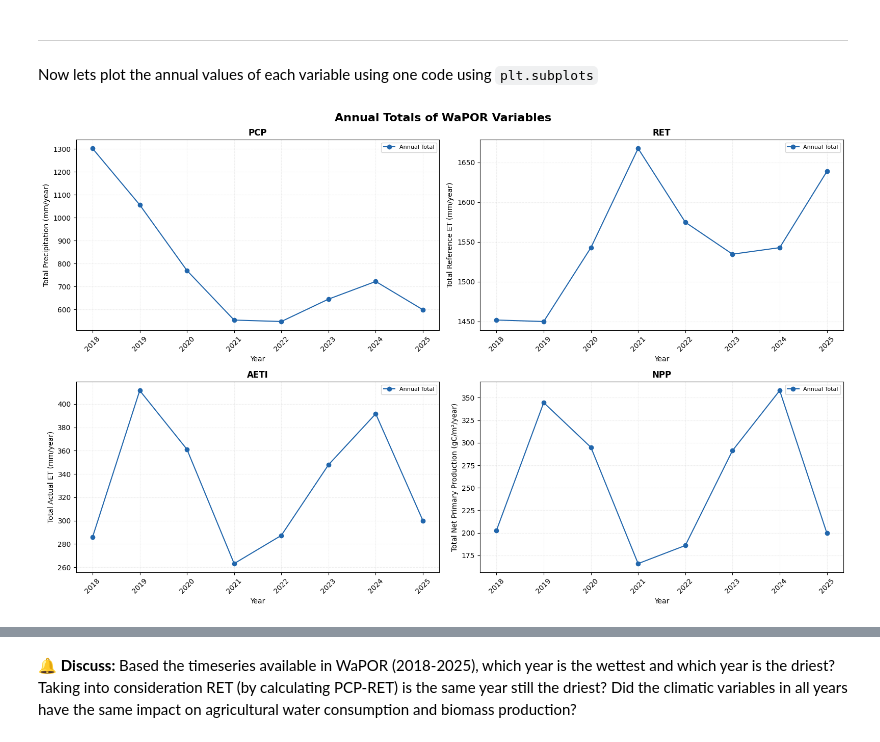
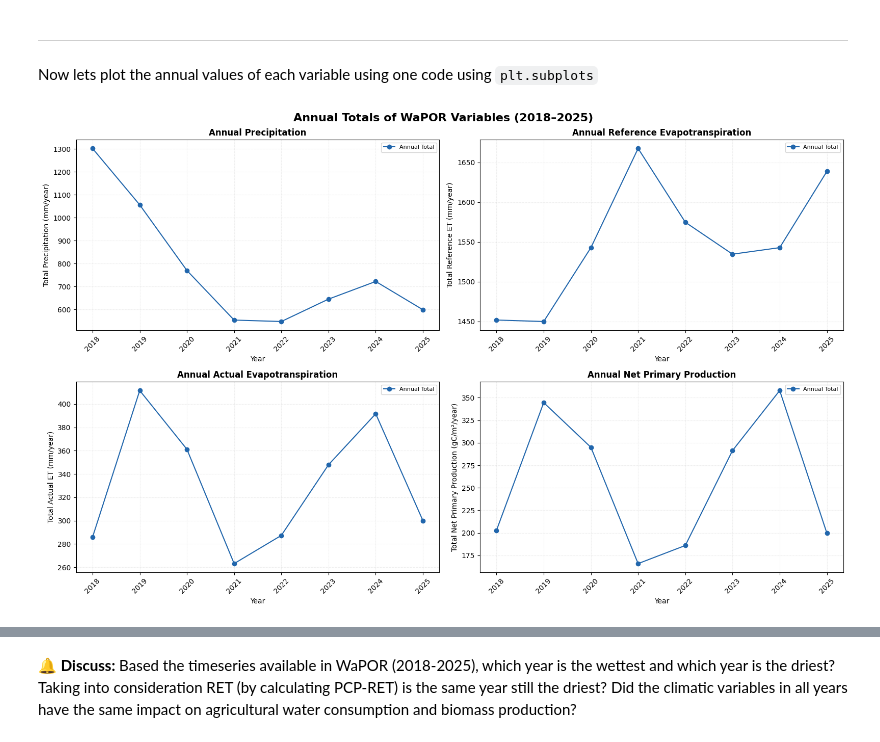
Before and after one commit to drealdrizz/Arithmetic, a Jupyter notebook: 3.1_Correlation_Analyses.ipynb, the cells around one changed output, grey strips where cells are left out. Saved outputs shown, nothing was run; the diff lists cells and outputs as text; code cells hidden in the pictures.

```diff
--- a/3.1_Correlation_Analyses.ipynb
+++ b/3.1_Correlation_Analyses.ipynb
@@ -1121,40 +1121,80 @@ Repeat the steps and calculate the difference between the climatic water demand
 ---
 Now lets plot the annual values of each variable using one code using `plt.subplots`
 # %%
+
 # =============================================================================
-# ANNUAL COMPARISON
+# ANNUAL COMPARISON — WITH DOWNLOAD OPTION
 # =============================================================================
 
-# Extract the years from the DataFrame index for plotting
-years = annual_summary.index.year
+import matplotlib.pyplot as plt
+from google.colab import files
+
+# Extract the years from the index
+years = [2018, 2019, 2020, 2021, 2022, 2023, 2024, 2025]
 
 fig, axes = plt.subplots(2, 2, figsize=(16, 10))
-fig.suptitle('Annual Totals of WaPOR Variables', fontsize=16, fontweight='bold') # Changed suptitle
 
-variables = ['Annual PCP (mm/year)', 'Annual RET (mm/year)', 'Annual AETI (mm/year)', 'Annual NPP (mm/year)']
+fig.suptitle(
+    'Annual Totals of WaPOR Variables (2018–2025)',
+    fontsize=16,
+    fontweight='bold'
+)
+
+# Actual column names in annual_summary
+variables = [
+    'PCP (mm)',
+    'RET (mm)',
+    'AETI (mm)',
+    'NPP (gC/m²)'
+]
+
 y_labels = {
-    'Annual PCP (mm/year)': 'Total Precipitation (mm/year)',
-    'Annual RET (mm/year)': 'Total Reference ET (mm/year)',
-    'Annual AETI (mm/year)': 'Total Actual ET (mm/year)',
-    'Annual NPP (mm/year)': 'Total Net Primary Production (gC/m²/year)'
+    'PCP (mm)': 'Total Precipitation (mm/year)',
+    'RET (mm)': 'Total Reference ET (mm/year)',
+    'AETI (mm)': 'Total Actual ET (mm/year)',
+    'NPP (gC/m²)': 'Total Net Primary Production (gC/m²/year)'
+}
+
+titles = {
+    'PCP (mm)': 'Annual Precipitation',
+    'RET (mm)': 'Annual Reference Evapotranspiration',
+    'AETI (mm)': 'Annual Actual Evapotranspiration',
+    'NPP (gC/m²)': 'Annual Net Primary Production'
 }
 
 for idx, var in enumerate(variables):
     row, col = divmod(idx, 2)
     ax = axes[row, col]
 
-    # Plot using the extracted years and the corresponding column from annual_summary_df
-    ax.plot(years, annual_summary[var], marker='o', linestyle='-', label='Annual Total', color='#2166ac') # Changed label
+    ax.plot(
+        years,
+        annual_summary[var].values,
+        marker='o',
+        linestyle='-',
+        label='Annual Total',
+        color='#2166ac'
+    )
 
-    ax.set_title(var.replace(" (mm/year)", "").replace(" (gC/m²)", "").replace("Annual ", ""), fontsize=12, fontweight='bold') # Adjusted title formatting
+    ax.set_title(titles[var], fontsize=12, fontweight='bold')
     ax.set_xlabel('Year', fontsize=10)
     ax.set_ylabel(y_labels[var], fontsize=10)
+    ax.set_xticks(years)
     ax.legend(fontsize=8)
     ax.grid(True, linestyle='--', alpha=0.2)
-    ax.set_xticks(years) # Set x-ticks to display all years
-    ax.tick_params(axis='x', rotation=45) # Rotate x-axis labels for readability
+    ax.tick_params(axis='x', rotation=45)
 
 plt.tight_layout()
+
+# Save figure
+fig.savefig(
+    'Annual_Comparison_WaPOR_Variables_2018_2025.png',
+    dpi=300,
+    bbox_inches='tight'
+)
+
 plt.show()
+
+# Download figure
+files.download('Annual_Comparison_WaPOR_Variables_2018_2025.png')
 # %% [output]
-[figure, old version]
+[figure, new version]
```
Also changed, not shown: parts of 1 cell of this notebook.
